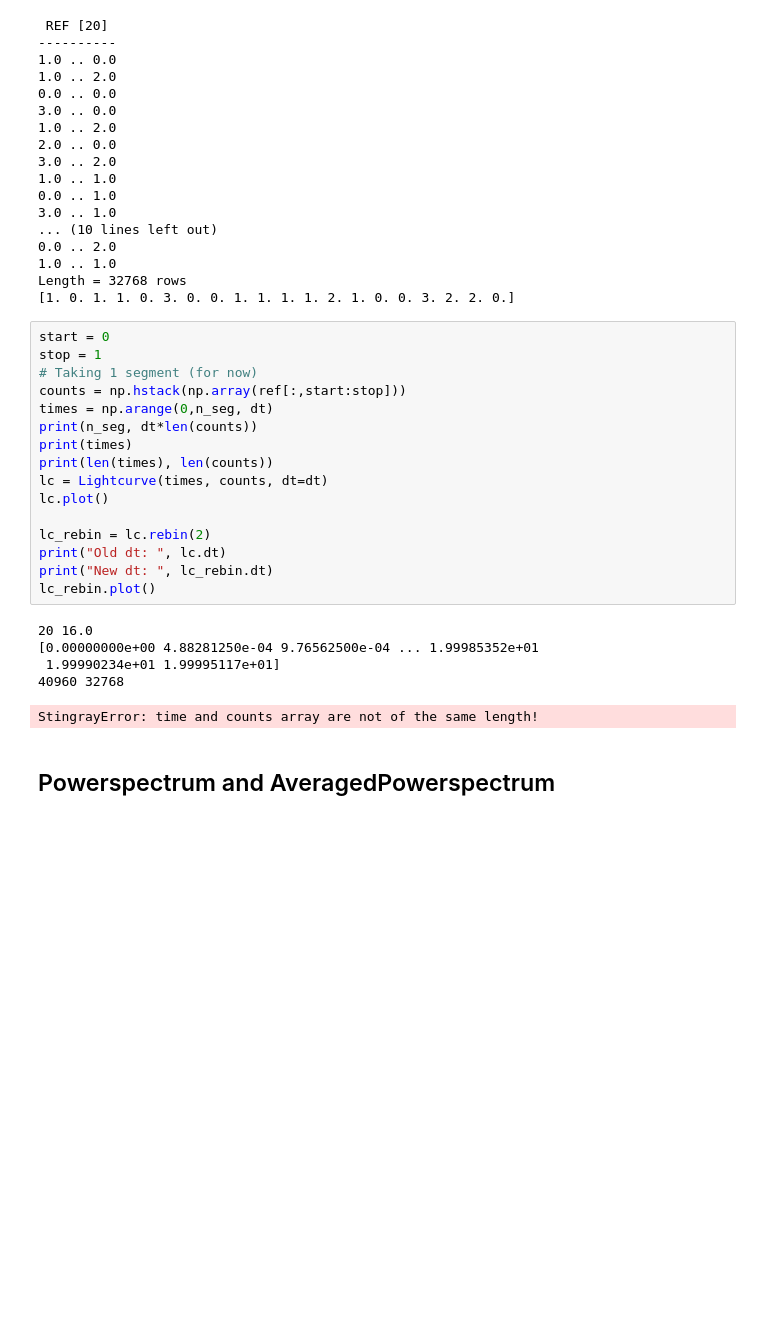
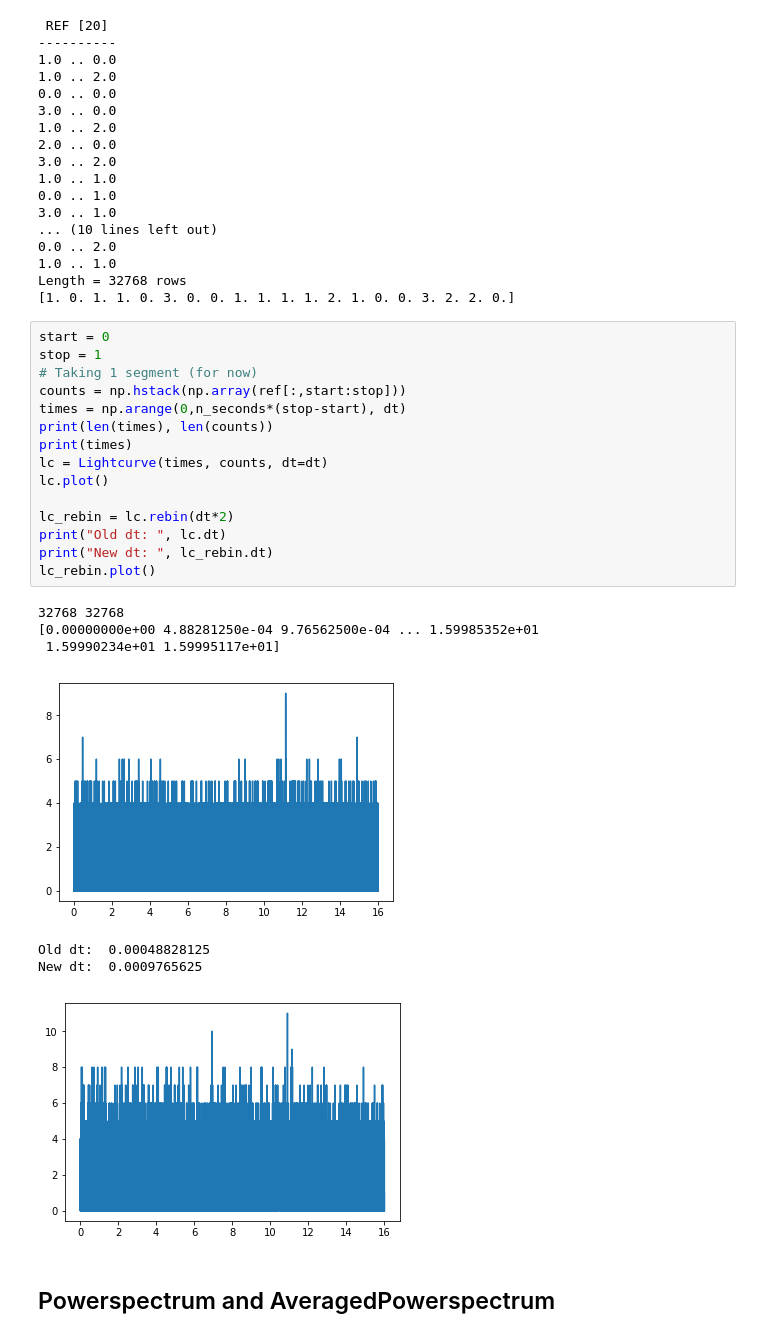
Before and after one commit to swapsha96/gsoc-learning, a Jupyter notebook: week0/Playing with kHz QPO.ipynb, the cells around one changed output. Drawn from its saved outputs; the diff is of its cells as text; blank space fills up the shorter version.

```diff
--- a/week0/Playing with kHz QPO.ipynb
+++ b/week0/Playing with kHz QPO.ipynb
@@ -84,25 +85,26 @@ Length = 32768 rows
 # %%
 start = 0
 stop = 1
 # Taking 1 segment (for now)
 counts = np.hstack(np.array(ref[:,start:stop]))
-times = np.arange(0,n_seg, dt)
-print(n_seg, dt*len(counts))
+times = np.arange(0,n_seconds*(stop-start), dt)
+print(len(times), len(counts))
 print(times)
-print(len(times), len(counts))
 lc = Lightcurve(times, counts, dt=dt)
 lc.plot()
 
-lc_rebin = lc.rebin(2)
+lc_rebin = lc.rebin(dt*2)
 print("Old dt: ", lc.dt)
 print("New dt: ", lc_rebin.dt)
 lc_rebin.plot()
 # %% [output]
-20 16.0
-[0.00000000e+00 4.88281250e-04 9.76562500e-04 ... 1.99985352e+01
- 1.99990234e+01 1.99995117e+01]
-40960 32768
+32768 32768
+[0.00000000e+00 4.88281250e-04 9.76562500e-04 ... 1.59985352e+01
+ 1.59990234e+01 1.59995117e+01]
+[figure, added]
-StingrayError: time and counts array are not of the same length!
+Old dt:  0.00048828125
+New dt:  0.0009765625
+[figure, added]
 # %% [markdown]
 ## Powerspectrum and AveragedPowerspectrum
 # %% [markdown]
```
Also changed, not shown: parts of 10 cells of this notebook.
